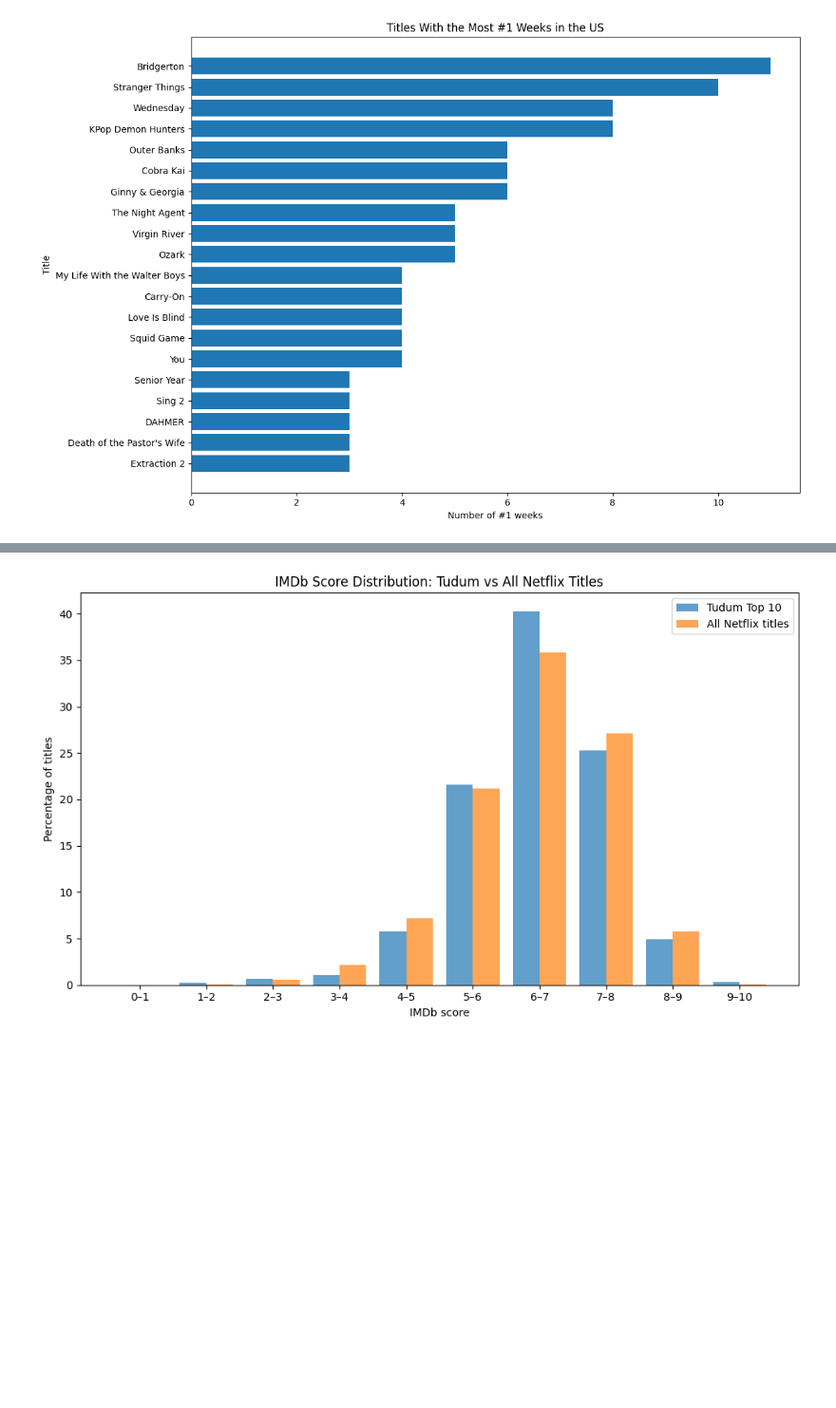
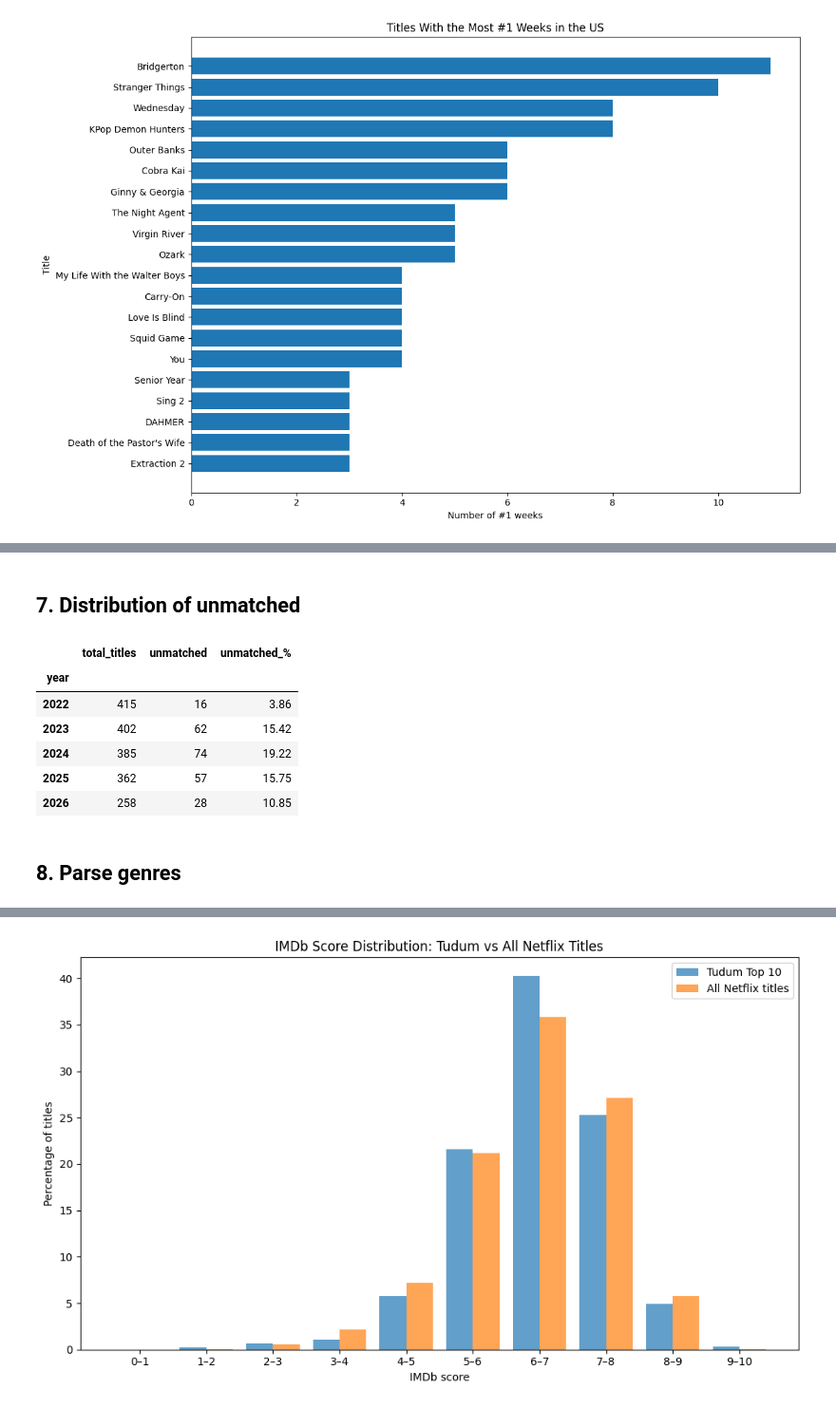
Before and after one commit to DianaAleks/streaming-services-enshittification-study, a Jupyter notebook: notebooks/analysis_tudum.ipynb, the cells around one changed output, grey strips where cells are left out. Shown at 95% size. Saved outputs shown, nothing was run; the diff lists cells and outputs as text; code cells hidden in the pictures; blank space fills up the shorter version.

```diff
--- a/notebooks/analysis_tudum.ipynb
+++ b/notebooks/analysis_tudum.ipynb
@@ -746,0 +616,46 @@ Titles with at least one genre: 3925
+# %% [markdown]
+## 7. Distribution of unmatched
+# %%
+# Add year from the Tudum week date
+tudum["year"] = pd.to_datetime(tudum["week"]).dt.year
+
+# Identify titles matched in catalogues or IMDb
+matched_titles = set(
+    merged.loc[merged["catalogue_source"].notna(), "title_clean"]
+)
+
+# Keep one row per title, using its earliest appearance year
+unique_titles = (
+    tudum.dropna(subset=["title_clean", "year"])
+    .groupby("title_clean", as_index=False)
+    .agg(year=("year", "min"))
+)
+
+unique_titles["matched"] = unique_titles["title_clean"].isin(matched_titles)
+
+# Summarise by year
+yearly_unmatches = (
+    unique_titles.groupby("year")
+    .agg(
+        total_titles=("title_clean", "count"),
+        unmatched=("matched", lambda x: (~x).sum())
+    )
+)
+
+yearly_unmatches["unmatched_%"] = (
+    yearly_unmatches["unmatched"]
+    / yearly_unmatches["total_titles"] * 100
+).round(2)
+
+display(yearly_unmatches
+)
+# %% [output]
+|  | total_titles | unmatched | unmatched_% |
+| year |  |  |  |
+| 2022 | 415 | 16 | 3.86 |
+| 2023 | 402 | 62 | 15.42 |
+| 2024 | 385 | 74 | 19.22 |
+| 2025 | 362 | 57 | 15.75 |
+| 2026 | 258 | 28 | 10.85 |
+# %% [markdown]
+## 8. Parse genres
```
Also changed, not shown: parts of 16 cells of this notebook, 1 other file.
